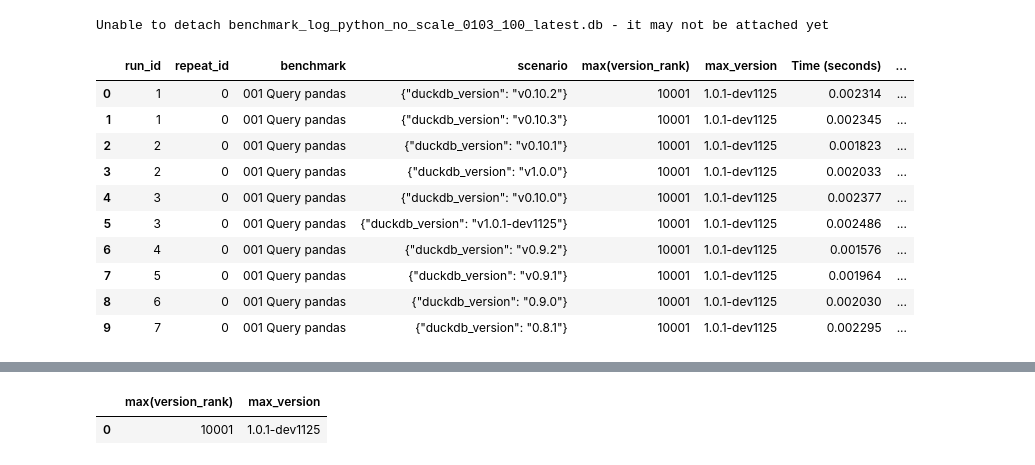
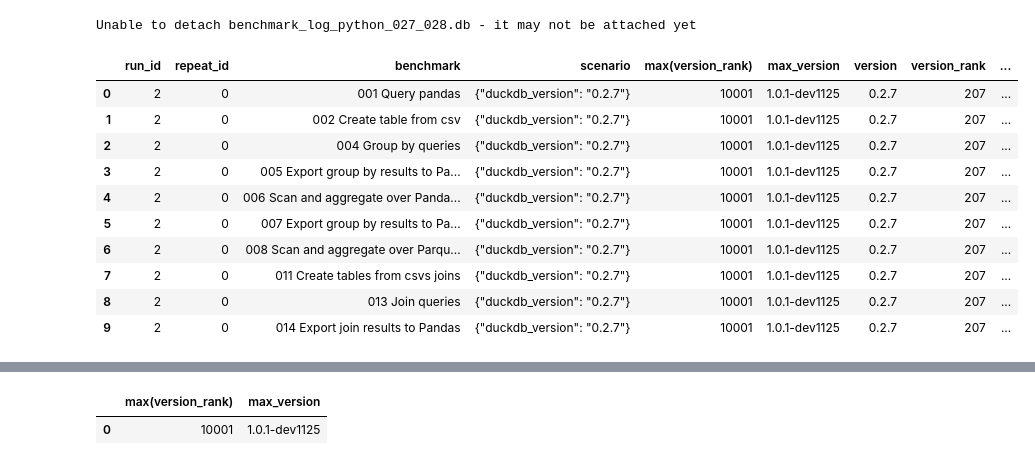
Before and after one commit to Alex-Monahan/duckdb_benchmarks_over_time, a Jupyter notebook: analyze_benchmark_results.ipynb, the cells around one changed output, grey strips where cells are left out. Drawn from its saved outputs; the diff is of its cells as text; code cells hidden in the pictures.

Commit message:
Adding 1.0, plus Pandas/Arrow/Parquet charts

```diff
--- a/analyze_benchmark_results.ipynb
+++ b/analyze_benchmark_results.ipynb
@@ -10,14 +10,17 @@ pd.set_option('display.max_rows', 5000)
 pd.set_option('display.max_columns', 5000)
 # %%
 con = duckdb.connect()
-log_db_name = 'benchmark_log_python_3_repeat_no_OOM_test.db'
+# log_db_name = 'benchmark_log_python_3_repeat_no_OOM_test.db'
+log_db_name = 'benchmark_log_python_1_0_to_028partial.db'
 attach_results = con.sql(f"ATTACH '{log_db_name}' as sqlite_db (TYPE SQLITE)")
 ctas_results = con.sql("""
                        create or replace table duckdb_results as
                        select * from sqlite_db.results
                        where
-                            NOT (benchmark = '003 Convert to Enums' and try_cast(time as float) < 0.01)""")
-other_log_db_name = 'benchmark_log_python_no_scale_0103_100_latest.db'
+                            NOT (benchmark = '003 Convert to Enums' and try_cast(time as float) < 0.01)
+                            AND NOT (scenario like '%"0.2.8"%')""")
+# other_log_db_name = 'benchmark_log_python_no_scale_0103_100_latest.db'
+other_log_db_name = 'benchmark_log_python_027_028.db'
 try:
     detach_results = con.sql(f"""DETACH "{other_log_db_name}" """)
 except:
@@ -48,47 +51,48 @@ results = con.sql("""
         from duckdb_results
         select
             run_id,
             min(repeat_id) as repeat_id,
             benchmark,
             scenario,
             median(time) as time,
         group by all
     )
     from median_results
     join max_version on 1=1
+    join version_ranks on (median_results.scenario::json ->> 'duckdb_version').replace('v','').replace('de', 'dev') = version_ranks.version
     select
-        * exclude time,
+        * exclude (time, split_version, first_digit, second_digit, third_digit),
         time as "Time (seconds)",
         (scenario::json ->> 'duckdb_version').replace('v','').replace('de', 'dev') as "DuckDB Version",
         case when benchmark ilike '%queries%' or benchmark ilike '%enums%' then 'Analysis'
              when benchmark ilike '%csv%' then 'CSV Import'
              when benchmark ilike '%scan%' or benchmark ilike '%query pandas%' then 'Scan other formats'
              when benchmark ilike '%export%' then 'Export'
         end as benchmark_type,
         case when benchmark_type = 'CSV Import' then 1
              when benchmark_type = 'Scan other formats' then 2
              when benchmark_type = 'Analysis' then 3
              when benchmark_type = 'Export' then 4
              end as benchmark_type_order,
         benchmark_type as "Benchmark Type",
         sum(time) over (partition by "DuckDB Version") as total_time_by_version,
         sum(case when (scenario::json ->> 'duckdb_version').replace('v','').replace('de', 'dev') = max_version.max_version then time else 0 end) over () as total_time_max_version,
         time / total_time_max_version as "Time Relative to Latest Version"
-    order by benchmark, run_id, scenario, repeat_id""").df()
+    order by version_rank, benchmark, run_id, scenario, repeat_id""").df()
 results.head(10)
 # %% [output]
-Unable to detach benchmark_log_python_no_scale_0103_100_latest.db - it may not be attached yet
+Unable to detach benchmark_log_python_027_028.db - it may not be attached yet
-|  | run_id | repeat_id | benchmark | scenario | max(version_rank) | max_version | Time (seconds) | ... |
-| 0 | 1 | 0 | 001 Query pandas | {"duckdb_version": "v0.10.2"} | 10001 | 1.0.1-dev1125 | 0.002314 | ... |
-| 1 | 1 | 0 | 001 Query pandas | {"duckdb_version": "v0.10.3"} | 10001 | 1.0.1-dev1125 | 0.002345 | ... |
-| 2 | 2 | 0 | 001 Query pandas | {"duckdb_version": "v0.10.1"} | 10001 | 1.0.1-dev1125 | 0.001823 | ... |
-| 3 | 2 | 0 | 001 Query pandas | {"duckdb_version": "v1.0.0"} | 10001 | 1.0.1-dev1125 | 0.002033 | ... |
-| 4 | 3 | 0 | 001 Query pandas | {"duckdb_version": "v0.10.0"} | 10001 | 1.0.1-dev1125 | 0.002377 | ... |
-| 5 | 3 | 0 | 001 Query pandas | {"duckdb_version": "v1.0.1-dev1125"} | 10001 | 1.0.1-dev1125 | 0.002486 | ... |
-| 6 | 4 | 0 | 001 Query pandas | {"duckdb_version": "v0.9.2"} | 10001 | 1.0.1-dev1125 | 0.001576 | ... |
-| 7 | 5 | 0 | 001 Query pandas | {"duckdb_version": "v0.9.1"} | 10001 | 1.0.1-dev1125 | 0.001964 | ... |
-| 8 | 6 | 0 | 001 Query pandas | {"duckdb_version": "0.9.0"} | 10001 | 1.0.1-dev1125 | 0.002030 | ... |
-| 9 | 7 | 0 | 001 Query pandas | {"duckdb_version": "0.8.1"} | 10001 | 1.0.1-dev1125 | 0.002295 | ... |
+|  | run_id | repeat_id | benchmark | scenario | max(version_rank) | max_version | version | version_rank | ... |
+| 0 | 2 | 0 | 001 Query pandas | {"duckdb_version": "0.2.7"} | 10001 | 1.0.1-dev1125 | 0.2.7 | 207 | ... |
+| 1 | 2 | 0 | 002 Create table from csv | {"duckdb_version": "0.2.7"} | 10001 | 1.0.1-dev1125 | 0.2.7 | 207 | ... |
+| 2 | 2 | 0 | 004 Group by queries | {"duckdb_version": "0.2.7"} | 10001 | 1.0.1-dev1125 | 0.2.7 | 207 | ... |
+| 3 | 2 | 0 | 005 Export group by results to Pa... | {"duckdb_version": "0.2.7"} | 10001 | 1.0.1-dev1125 | 0.2.7 | 207 | ... |
+| 4 | 2 | 0 | 006 Scan and aggregate over Panda... | {"duckdb_version": "0.2.7"} | 10001 | 1.0.1-dev1125 | 0.2.7 | 207 | ... |
+| 5 | 2 | 0 | 007 Export group by results to Pa... | {"duckdb_version": "0.2.7"} | 10001 | 1.0.1-dev1125 | 0.2.7 | 207 | ... |
+| 6 | 2 | 0 | 008 Scan and aggregate over Parqu... | {"duckdb_version": "0.2.7"} | 10001 | 1.0.1-dev1125 | 0.2.7 | 207 | ... |
+| 7 | 2 | 0 | 011 Create tables from csvs joins | {"duckdb_version": "0.2.7"} | 10001 | 1.0.1-dev1125 | 0.2.7 | 207 | ... |
+| 8 | 2 | 0 | 013 Join queries | {"duckdb_version": "0.2.7"} | 10001 | 1.0.1-dev1125 | 0.2.7 | 207 | ... |
+| 9 | 2 | 0 | 014 Export join results to Pandas | {"duckdb_version": "0.2.7"} | 10001 | 1.0.1-dev1125 | 0.2.7 | 207 | ... |
 # %%
 con.sql("""select sum(time) / 60.0 from duckdb_results""").df()
 # %% [output]
```
Also changed, not shown: parts of 11 cells of this notebook.
